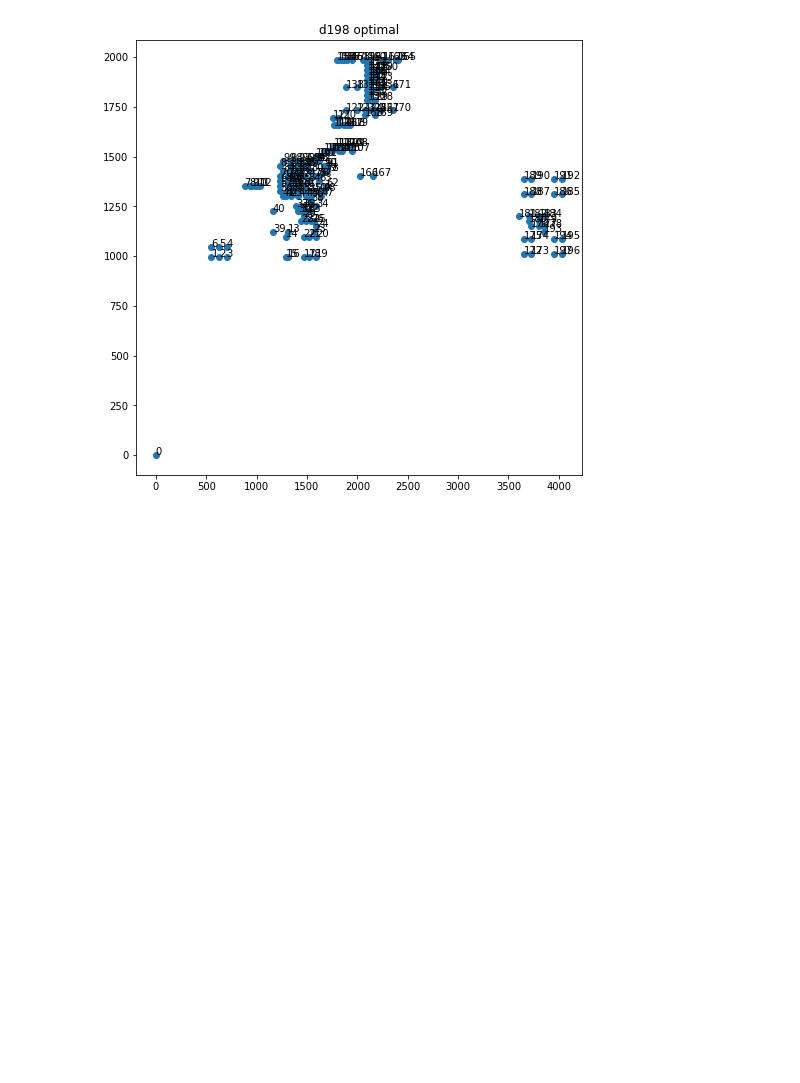
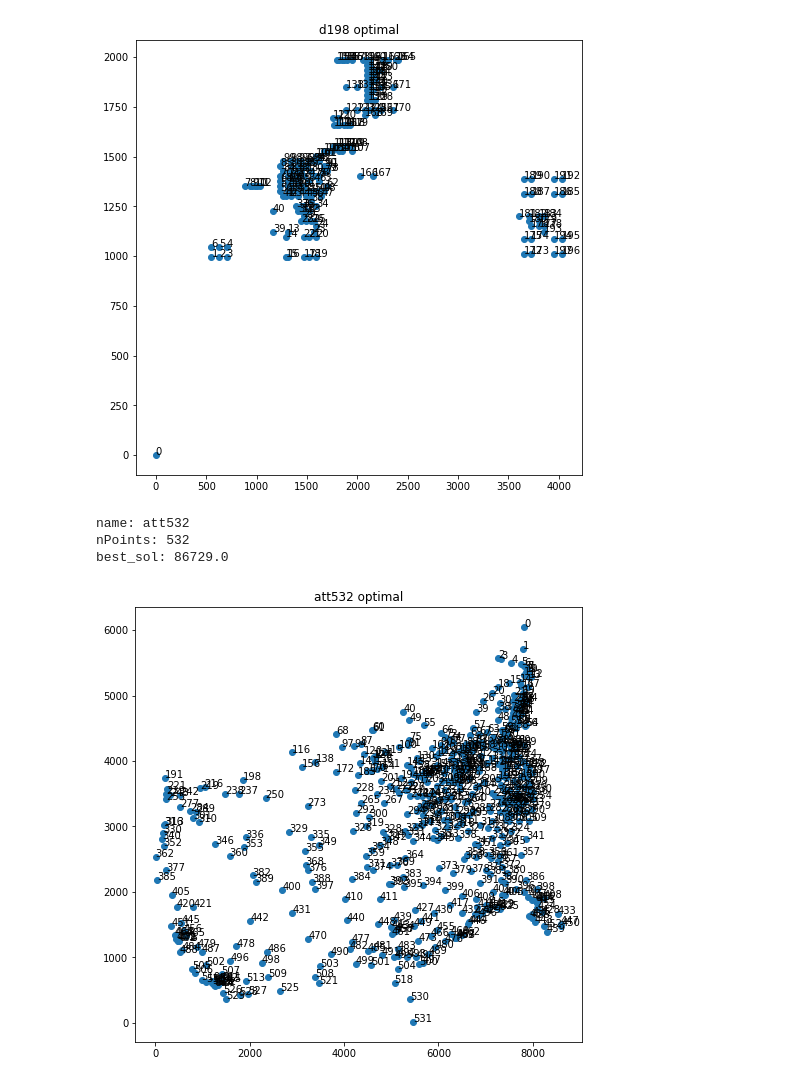
Before and after one commit to WiZeYAR/AI2021MA, a Jupyter notebook: ACS_for_the_TSP.ipynb, the cells around one changed output. Cells and saved outputs as stored; diff of their text form; code cells hidden in the pictures; blank space fills up the shorter version.

```diff
--- a/ACS_for_the_TSP.ipynb
+++ b/ACS_for_the_TSP.ipynb
@@ -16,3 +16,12 @@ name: d198
 nPoints: 198
 best_sol: 15780.0
 [figure]
+# %%
+ic = TSP_Instance_Creator("standard", 'att532.tsp')
+ic.print_info()
+ic.plot_data()
+# %% [output]
+name: att532
+nPoints: 532
+best_sol: 86729.0
+[figure, added]
```
Also changed, not shown: parts of 2 cells of this notebook.
